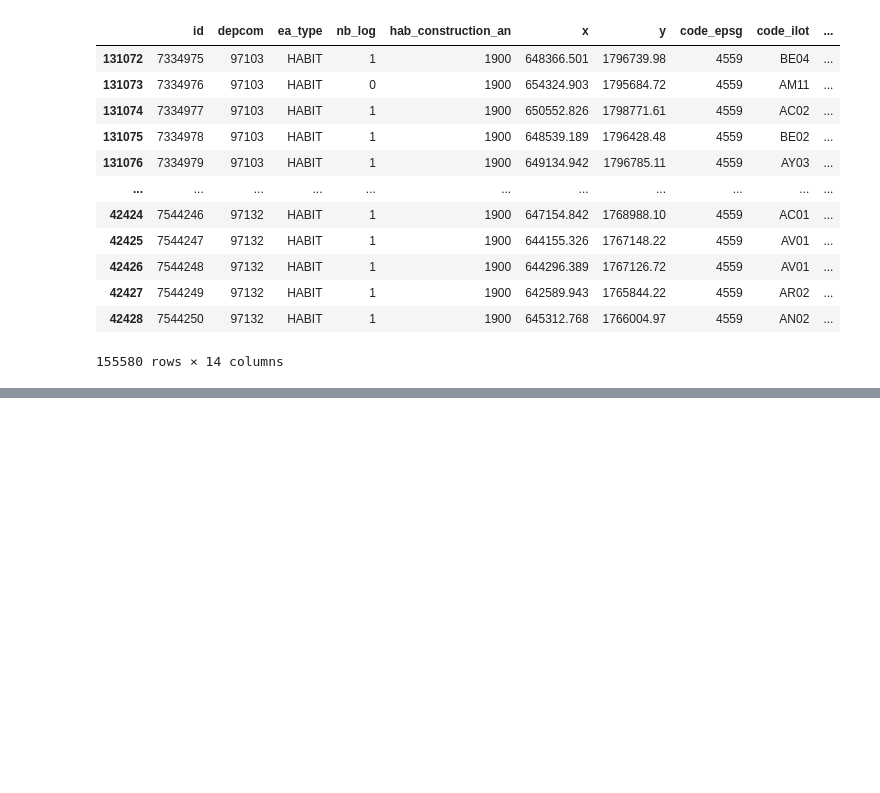
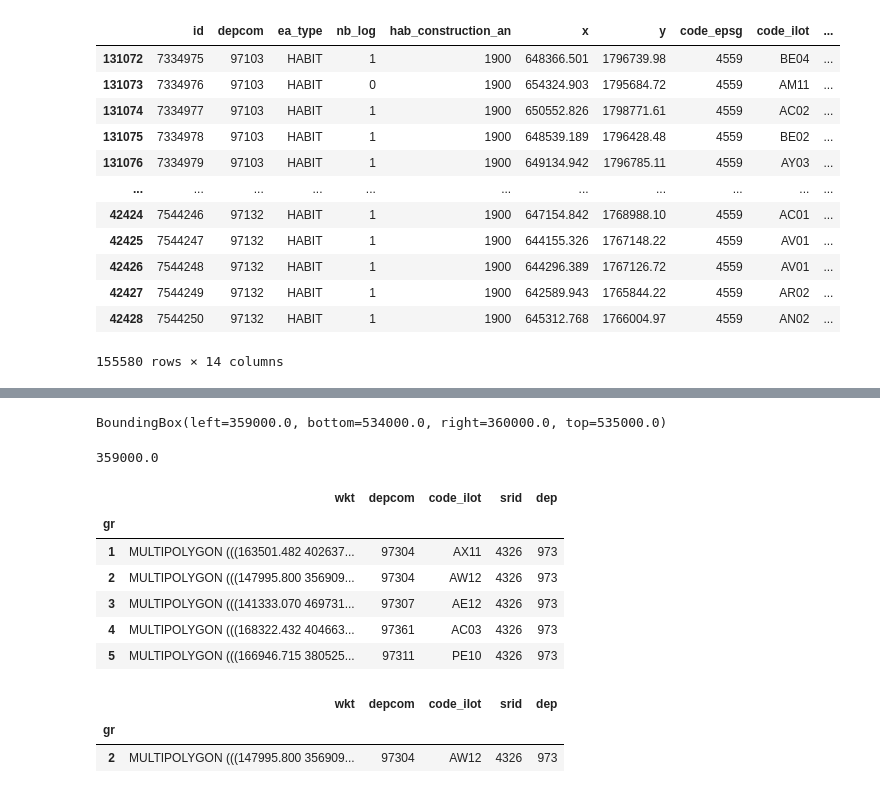
Before and after one commit to InseeFrLab/detection-habitat-spontane, a Jupyter notebook: notebooks/explore_ril.ipynb, the cells around one changed output, grey strips where cells are left out. Drawn from its saved outputs; the diff is of its cells as text; code cells hidden in the pictures; blank space fills up the shorter version.

```diff
--- a/notebooks/explore_ril.ipynb
+++ b/notebooks/explore_ril.ipynb
@@ -1065,0 +1314,12 @@ a
+# %%
+environment = get_environment()
+
+bucket = environment["bucket"]
+path_s3_pleiades_data = environment["sources"]["PLEIADES"]
+path_s3_bdtopo_data = environment["sources"]["BDTOPO"][2022]["guyane"]
+path_local_pleiades_data = environment["local-path"]["PLEIADES"]
+path_local_bdtopo_data = environment["local-path"]["BDTOPO"][2022]["guyane"]
+
+fs = s3fs.S3FileSystem(client_kwargs={"endpoint_url": "https://minio.lab.sspcloud.fr"},
+                       key=os.environ["AWS_ACCESS_KEY_ID"],
+                       secret=os.environ["AWS_SECRET_ACCESS_KEY"])
@@ -1065,0 +1371,38 @@ a
+# %%
+list_images[0].bounds
+# %% [output]
+BoundingBox(left=359000.0, bottom=534000.0, right=360000.0, top=535000.0)
+# %%
+xmin, ymin, xmax, ymax = list_images[0].bounds
+xmin
+# %% [output]
+359000.0
+# %%
+def compute_gr_geometry(dep):
+    fs.get('projet-slums-detection/Donnees/RIL/rca_geometry_ilots.rds', 'rca_geometry_ilots.rds')
+    result = pyreadr.read_r('rca_geometry_ilots.rds')
+    df_geom = result[None]
+    df_geom['wkt'] = df_geom['wkt'].apply(wkt.loads)
+    gdf = gpd.GeoDataFrame(df_geom, geometry="wkt", crs="EPSG:4326")
+    gdf["dep"] = gdf.depcom.str[:3]
+    gdf = gdf[gdf.dep == dep]
+    gdf["wkt"] = [geom.buffer(0) for geom in gdf["wkt"]]
+
+    return gdf.dissolve(by="gr").to_crs("epsg:" + dep_to_crs[dep])
+# %%
+guy_geoms = compute_gr_geometry("973")
+guy_geoms
+# %% [output]
+|  | wkt | depcom | code_ilot | srid | dep |
+| gr |  |  |  |  |  |
+| 1 | MULTIPOLYGON (((163501.482 402637... | 97304 | AX11 | 4326 | 973 |
+| 2 | MULTIPOLYGON (((147995.800 356909... | 97304 | AW12 | 4326 | 973 |
+| 3 | MULTIPOLYGON (((141333.070 469731... | 97307 | AE12 | 4326 | 973 |
+| 4 | MULTIPOLYGON (((168322.432 404663... | 97361 | AC03 | 4326 | 973 |
+| 5 | MULTIPOLYGON (((166946.715 380525... | 97311 | PE10 | 4326 | 973 |
+# %%
+guy_geoms.cx[xmin:xmax, ymin:ymax]
+# %% [output]
+|  | wkt | depcom | code_ilot | srid | dep |
+| gr |  |  |  |  |  |
+| 2 | MULTIPOLYGON (((147995.800 356909... | 97304 | AW12 | 4326 | 973 |
```
Also changed, not shown: parts of 47 cells of this notebook.
